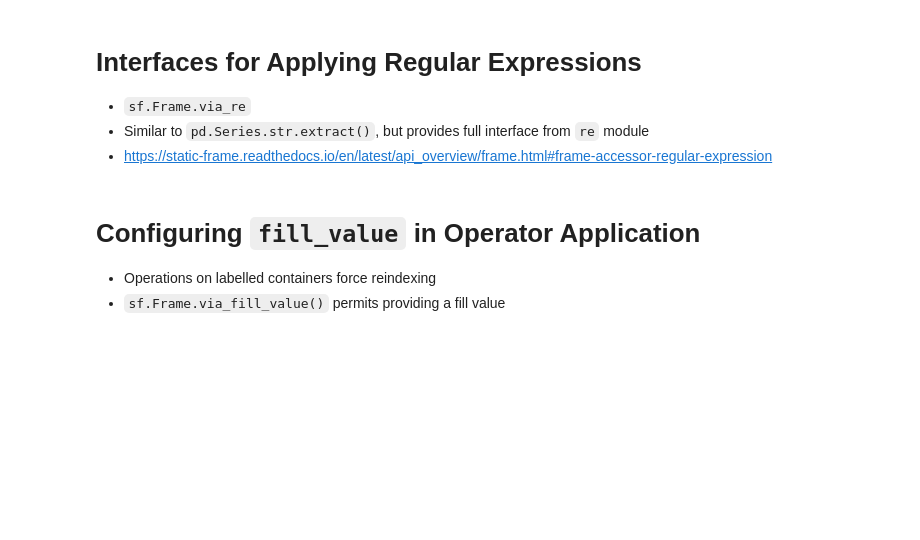
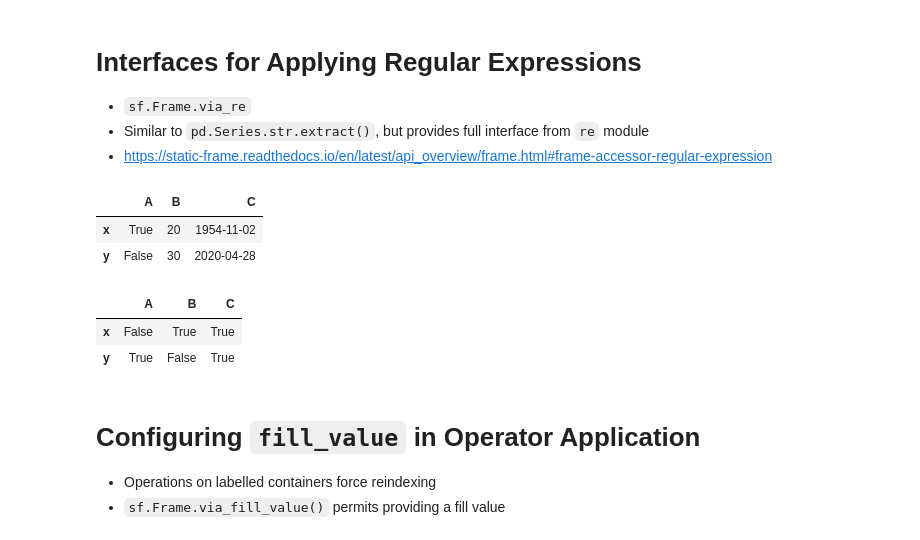
Before and after one commit to static-frame/static-frame, a Jupyter notebook: doc/source/articles/dfbp.ipynb, the cells around one changed output. Saved outputs shown, nothing was run; the diff lists cells and outputs as text; code cells hidden in the pictures; blank space fills up the shorter version.

```diff
--- a/doc/source/articles/dfbp.ipynb
+++ b/doc/source/articles/dfbp.ipynb
@@ -498,6 +545,16 @@ display(f1['C'].astype(np.datetime64).via_dt.weekday())
 * `sf.Frame.via_re`
 * Similar to `pd.Series.str.extract()`, but provides full interface from `re` module
 * https://static-frame.readthedocs.io/en/latest/api_overview/frame.html#frame-accessor-regular-expression
+# %%
+display(f1)
+f1.via_re('[2a]').search()
+# %% [output]
+|  | A | B | C |
+| x | True | 20 | 1954-11-02 |
+| y | False | 30 | 2020-04-28 |
+|  | A | B | C |
+| x | False | True | True |
+| y | True | False | True |
 # %% [markdown]
 # Configuring `fill_value` in Operator Application
 
```
Also changed, not shown: parts of 17 cells of this notebook.
